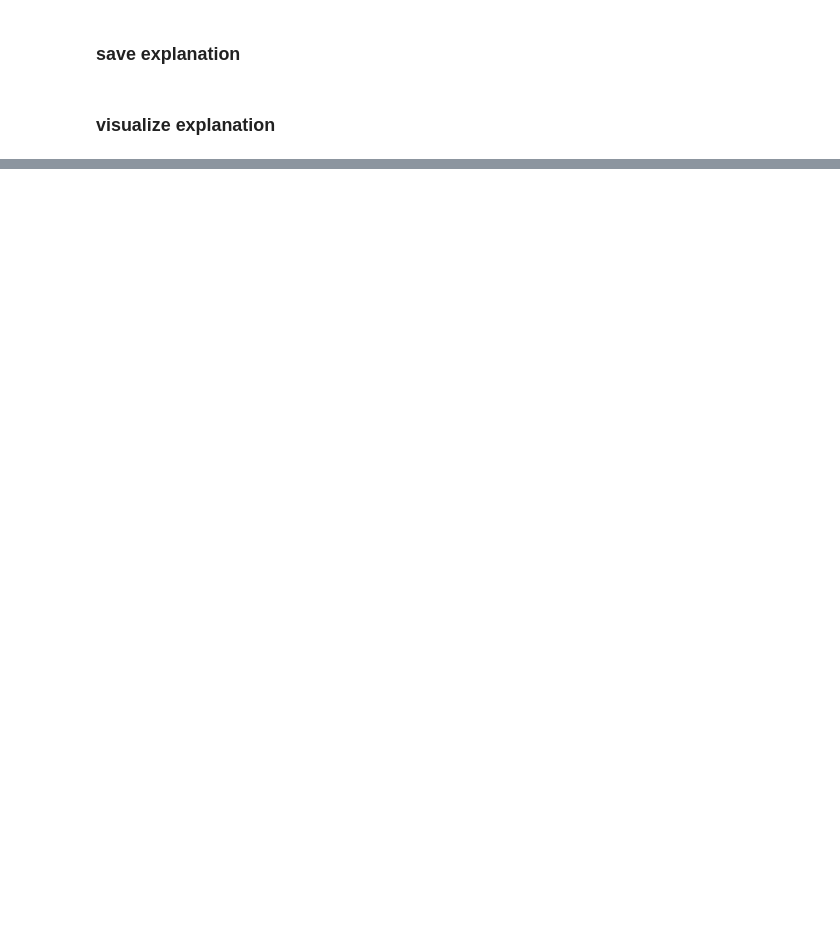
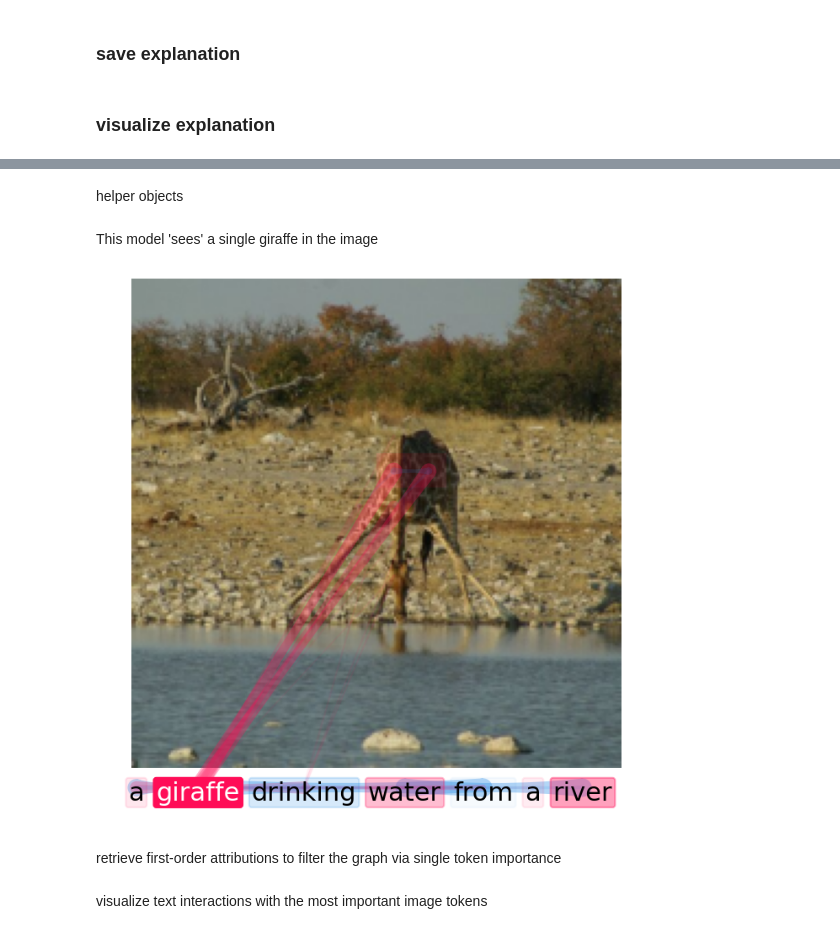
Before and after one commit to drobiu/fixlip, a Jupyter notebook: example_faster.ipynb, the cells around one changed output, grey strips where cells are left out. Cells and saved outputs as stored; diff of their text form; code cells hidden in the pictures; blank space fills up the shorter version.

```diff
--- a/example_faster.ipynb
+++ b/example_faster.ipynb
@@ -136,0 +207,9 @@ plt.tight_layout(pad=0.15)
+# %%
+src.utils.set_seed(0)
+interaction_values = fixlip.approximate_crossmodal(
+    game=game,
+    budget_text=2**5,
+    budget_image=2**13,
+    approximation_type="proxyshap",
+    **proxy_xgboost_hyperparameters
+)
@@ -136,0 +241,43 @@ plt.tight_layout(pad=0.15)
+# %% [markdown]
+helper objects
+# %%
+def denormalize(img, mean, std):
+    return img * torch.tensor(std).view(3, 1, 1) + torch.tensor(mean).view(3, 1, 1)
+image_mean = (0.48145466, 0.4578275, 0.40821073)
+image_std = (0.26862954, 0.26130258, 0.27577711)
+text_tokens = game.inputs.tokens()
+text_tokens = text_tokens[0:game.n_players_text]
+text_tokens = [token.replace('▁', '') for token in text_tokens]
+assert len(text_tokens) == game.n_players_text
+players_text = list(range(game.n_players_image, game.n_players))
+assert game.n_players == interaction_values.n_players == max(players_text) + 1
+input_image_processed = game.inputs['pixel_values'].squeeze(0)
+input_image_denormalized = src.utils.denormalize(
+    input_image_processed,
+    game.processor.image_processor.image_mean,
+    game.processor.image_processor.image_std
+).permute(1, 2, 0).numpy()
+# %% [markdown]
+This model 'sees' a single giraffe in the image
+# %%
+src.plot.plot_image_and_text_together(
+    img=input_image_denormalized,
+    text=text_tokens,
+    image_players=list(range(game.n_players_image)),
+    iv=interaction_values,
+    plot_interactions=True,
+    top_k=30,
+    normalize_jointly=True,
+    figsize=(6.5, 6.5),
+    fontsize=22,
+    margin=0.3,
+    color_text=True,
+    plot_heatmap=True,
+    show=False
+)
+plt.tight_layout(pad=0.15)
+# plt.savefig("giraffe_drinking_fixlip_siglip2_16.pdf")
+# %% [output]
+[figure, added]
+# %% [markdown]
+retrieve first-order attributions to filter the graph via single token importance
@@ -136,0 +289,2 @@ plt.tight_layout(pad=0.15)
+# %% [markdown]
+visualize text interactions with the most important image tokens
```
Also changed, not shown: parts of 41 cells of this notebook, 8 other files.
